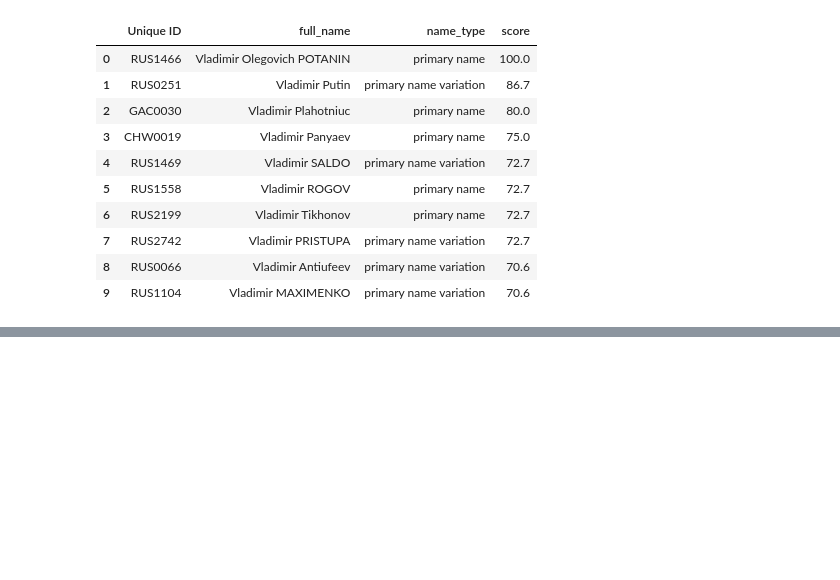
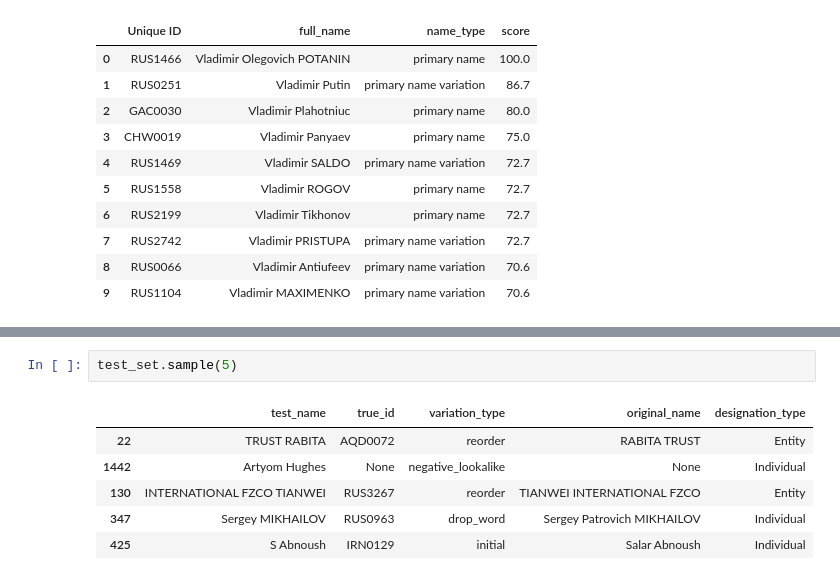
Before and after one commit to conorbailey90/Sentra, a Jupyter notebook: notebooks/explore_fcdo.ipynb, the cells around one changed output, grey strips where cells are left out. Drawn from its saved outputs; the diff is of its cells as text; blank space fills up the shorter version.

```diff
--- a/notebooks/explore_fcdo.ipynb
+++ b/notebooks/explore_fcdo.ipynb
@@ -227,0 +637,9 @@ screen('Vladimir Potanin', scorer=fuzz.token_set_ratio)
+# %%
+test_set.sample(5)
+# %% [output]
+|  | test_name | true_id | variation_type | original_name | designation_type |
+| 22 | TRUST RABITA | AQD0072 | reorder | RABITA TRUST | Entity |
+| 1442 | Artyom Hughes | None | negative_lookalike | None | Individual |
+| 130 | INTERNATIONAL FZCO TIANWEI | RUS3267 | reorder | TIANWEI INTERNATIONAL FZCO | Entity |
+| 347 | Sergey MIKHAILOV | RUS0963 | drop_word | Sergey Patrovich MIKHAILOV | Individual |
+| 425 | S Abnoush | IRN0129 | initial | Salar Abnoush | Individual |
```
Also changed, not shown: parts of 25 cells of this notebook.
